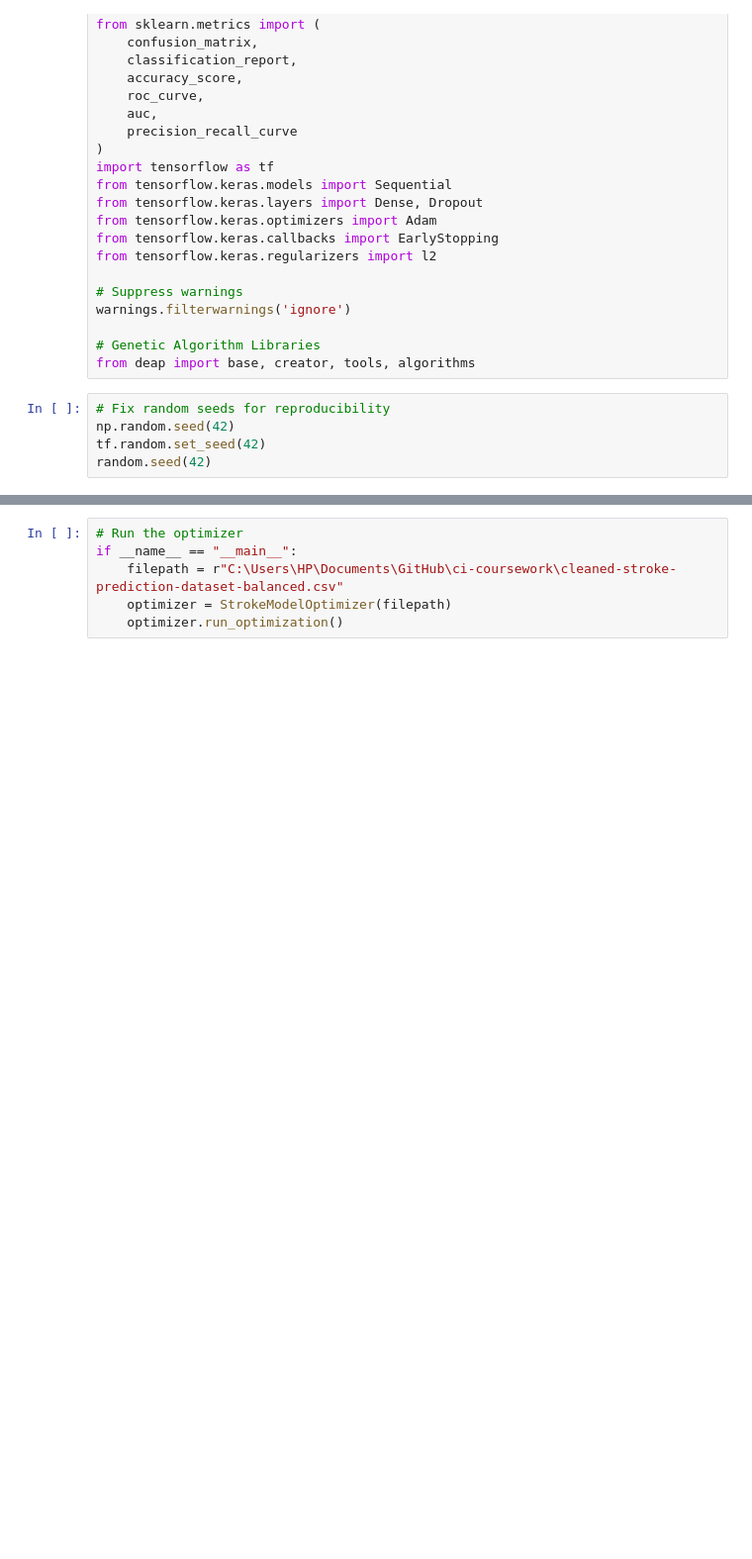
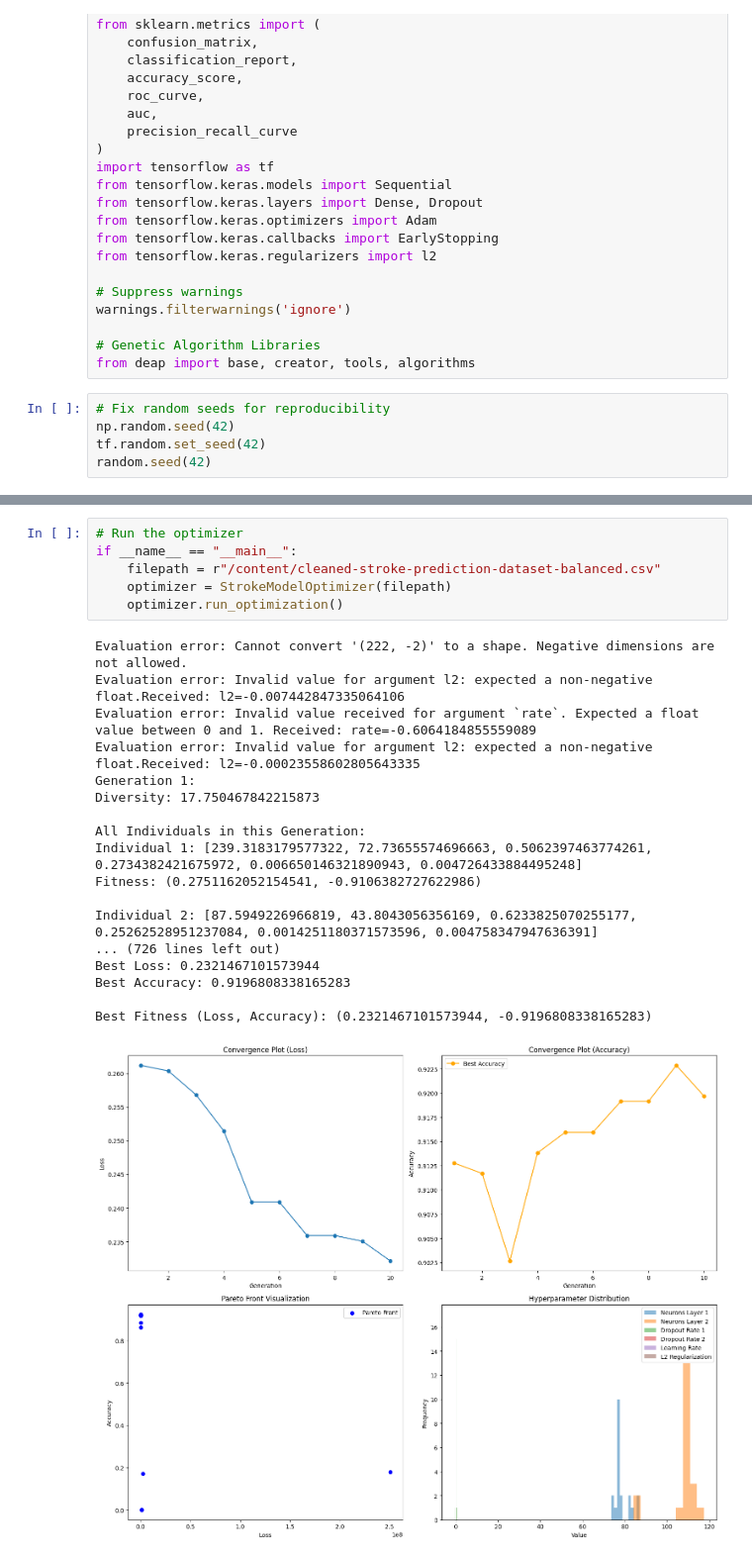
Before and after one commit to AmandiW/ci-coursework, a Jupyter notebook: test_model_v2/moga_optimized_ann.ipynb, the cells around one changed output, grey strips where cells are left out. Shown: that part at 99% size. Cells and saved outputs as stored; diff of their text form; blank space fills up the shorter version.

```diff
--- a/test_model_v2/moga_optimized_ann.ipynb
+++ b/test_model_v2/moga_optimized_ann.ipynb
@@ -386,6 +369,25 @@ class StrokeModelOptimizer:
 # %%
 # Run the optimizer
 if __name__ == "__main__":
-    filepath = r"C:\Users\HP\Documents\GitHub\ci-coursework\cleaned-stroke-prediction-dataset-balanced.csv"
+    filepath = r"/content/cleaned-stroke-prediction-dataset-balanced.csv"
     optimizer = StrokeModelOptimizer(filepath)
     optimizer.run_optimization()
+# %% [output]
+Evaluation error: Cannot convert '(222, -2)' to a shape. Negative dimensions are not allowed.
+Evaluation error: Invalid value for argument l2: expected a non-negative float.Received: l2=-0.007442847335064106
+Evaluation error: Invalid value received for argument `rate`. Expected a float value between 0 and 1. Received: rate=-0.6064184855559089
+Evaluation error: Invalid value for argument l2: expected a non-negative float.Received: l2=-0.00023558602805643335
+Generation 1:
+Diversity: 17.750467842215873
+
+All Individuals in this Generation:
+Individual 1: [239.3183179577322, 72.73655574696663, 0.5062397463774261, 0.2734382421675972, 0.006650146321890943, 0.004726433884495248]
+Fitness: (0.2751162052154541, -0.9106382727622986)
+
+Individual 2: [87.5949226966819, 43.8043056356169, 0.6233825070255177, 0.25262528951237084, 0.0014251180371573596, 0.004758347947636391]
+... (726 lines left out)
+Best Loss: 0.2321467101573944
+Best Accuracy: 0.9196808338165283
+
+Best Fitness (Loss, Accuracy): (0.2321467101573944, -0.9196808338165283)
+[figure, added]
```
Also changed, not shown: parts of 4 cells of this notebook.
